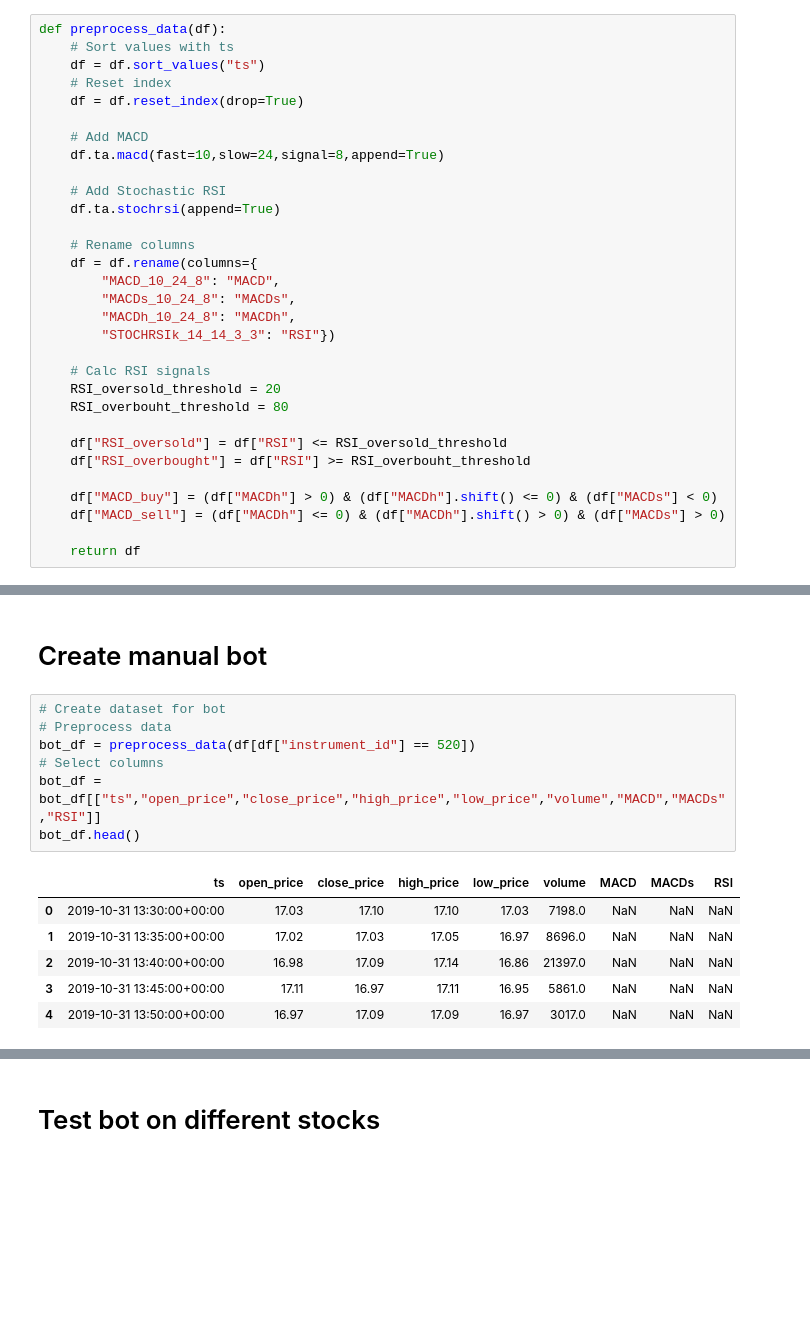
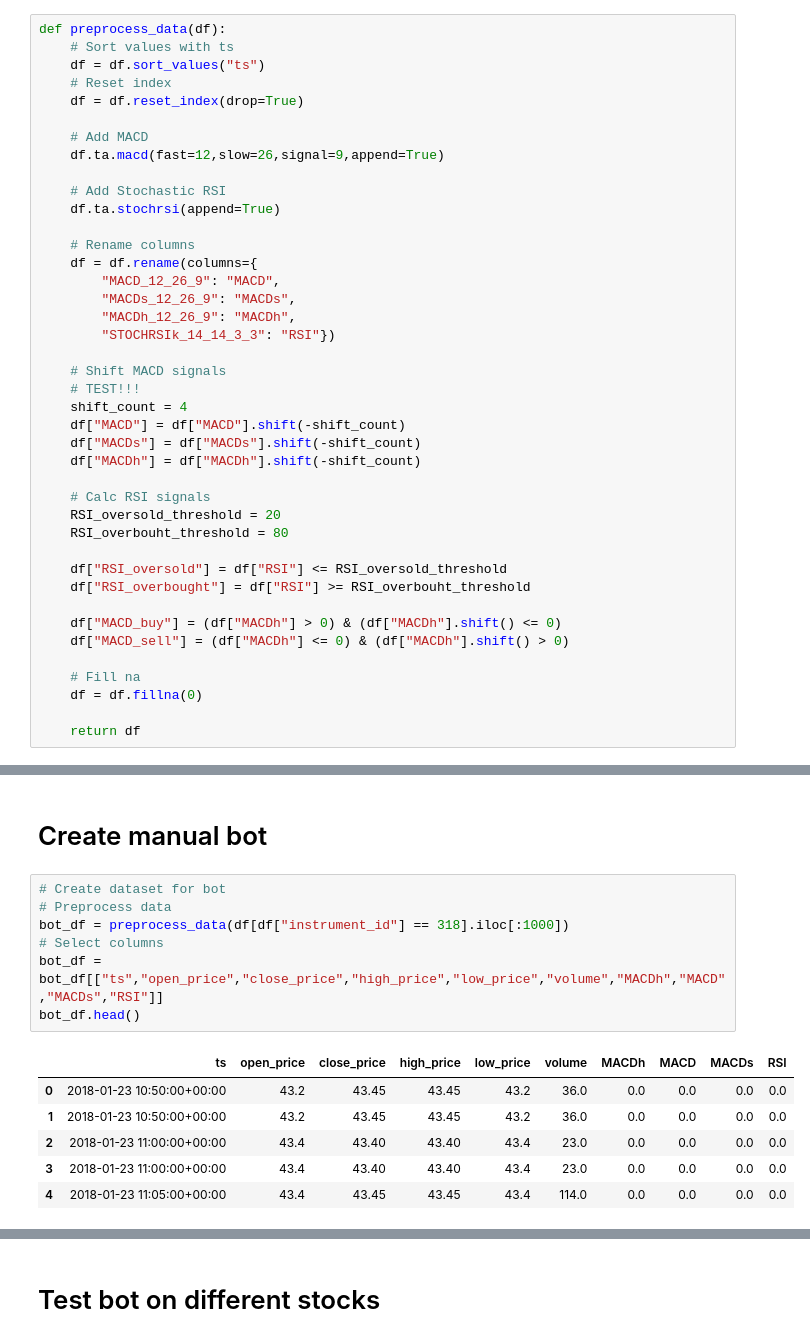
Before and after one commit to crabio/tinkoff-invest-bot, a Jupyter notebook: candles_analyzer/analyze.ipynb, the cells around one changed output, grey strips where cells are left out. Cells and saved outputs as stored; diff of their text form; blank space fills up the shorter version.

```diff
--- a/candles_analyzer/analyze.ipynb
+++ b/candles_analyzer/analyze.ipynb
@@ -60,17 +57,24 @@ def preprocess_data(df):
     df = df.reset_index(drop=True)
 
     # Add MACD
-    df.ta.macd(fast=10,slow=24,signal=8,append=True)
+    df.ta.macd(fast=12,slow=26,signal=9,append=True)
 
     # Add Stochastic RSI
     df.ta.stochrsi(append=True)
 
     # Rename columns
     df = df.rename(columns={
-        "MACD_10_24_8": "MACD",
-        "MACDs_10_24_8": "MACDs",
-        "MACDh_10_24_8": "MACDh",
+        "MACD_12_26_9": "MACD",
+        "MACDs_12_26_9": "MACDs",
+        "MACDh_12_26_9": "MACDh",
         "STOCHRSIk_14_14_3_3": "RSI"})
+
+    # Shift MACD signals
+    # TEST!!!
+    shift_count = 4
+    df["MACD"] = df["MACD"].shift(-shift_count)
+    df["MACDs"] = df["MACDs"].shift(-shift_count)
+    df["MACDh"] = df["MACDh"].shift(-shift_count)
 
     # Calc RSI signals
     RSI_oversold_threshold = 20
@@ -79,8 +83,11 @@ def preprocess_data(df):
     df["RSI_oversold"] = df["RSI"] <= RSI_oversold_threshold
     df["RSI_overbought"] = df["RSI"] >= RSI_overbouht_threshold
 
-    df["MACD_buy"] = (df["MACDh"] > 0) & (df["MACDh"].shift() <= 0) & (df["MACDs"] < 0)
-    df["MACD_sell"] = (df["MACDh"] <= 0) & (df["MACDh"].shift() > 0) & (df["MACDs"] > 0)
+    df["MACD_buy"] = (df["MACDh"] > 0) & (df["MACDh"].shift() <= 0)
+    df["MACD_sell"] = (df["MACDh"] <= 0) & (df["MACDh"].shift() > 0)
+
+    # Fill na
+    df = df.fillna(0)
 
     return df
 # %%
@@ -171,15 +184,15 @@ plt.legend()
 # %%
 # Create dataset for bot
 # Preprocess data
-bot_df = preprocess_data(df[df["instrument_id"] == 520])
+bot_df = preprocess_data(df[df["instrument_id"] == 318].iloc[:1000])
 # Select columns
-bot_df = bot_df[["ts","open_price","close_price","high_price","low_price","volume","MACD","MACDs","RSI"]]
+bot_df = bot_df[["ts","open_price","close_price","high_price","low_price","volume","MACDh","MACD","MACDs","RSI"]]
 bot_df.head()
 # %% [output]
-|  | ts | open_price | close_price | high_price | low_price | volume | MACD | MACDs | RSI |
-| 0 | 2019-10-31 13:30:00+00:00 | 17.03 | 17.10 | 17.10 | 17.03 | 7198.0 | NaN | NaN | NaN |
-| 1 | 2019-10-31 13:35:00+00:00 | 17.02 | 17.03 | 17.05 | 16.97 | 8696.0 | NaN | NaN | NaN |
-| 2 | 2019-10-31 13:40:00+00:00 | 16.98 | 17.09 | 17.14 | 16.86 | 21397.0 | NaN | NaN | NaN |
-| 3 | 2019-10-31 13:45:00+00:00 | 17.11 | 16.97 | 17.11 | 16.95 | 5861.0 | NaN | NaN | NaN |
-| 4 | 2019-10-31 13:50:00+00:00 | 16.97 | 17.09 | 17.09 | 16.97 | 3017.0 | NaN | NaN | NaN |
+|  | ts | open_price | close_price | high_price | low_price | volume | MACDh | MACD | MACDs | RSI |
+| 0 | 2018-01-23 10:50:00+00:00 | 43.2 | 43.45 | 43.45 | 43.2 | 36.0 | 0.0 | 0.0 | 0.0 | 0.0 |
+| 1 | 2018-01-23 10:50:00+00:00 | 43.2 | 43.45 | 43.45 | 43.2 | 36.0 | 0.0 | 0.0 | 0.0 | 0.0 |
+| 2 | 2018-01-23 11:00:00+00:00 | 43.4 | 43.40 | 43.40 | 43.4 | 23.0 | 0.0 | 0.0 | 0.0 | 0.0 |
+| 3 | 2018-01-23 11:00:00+00:00 | 43.4 | 43.40 | 43.40 | 43.4 | 23.0 | 0.0 | 0.0 | 0.0 | 0.0 |
+| 4 | 2018-01-23 11:05:00+00:00 | 43.4 | 43.45 | 43.45 | 43.4 | 114.0 | 0.0 | 0.0 | 0.0 | 0.0 |
 # %%
```
Also changed, not shown: parts of 13 cells of this notebook, 1 other file.
